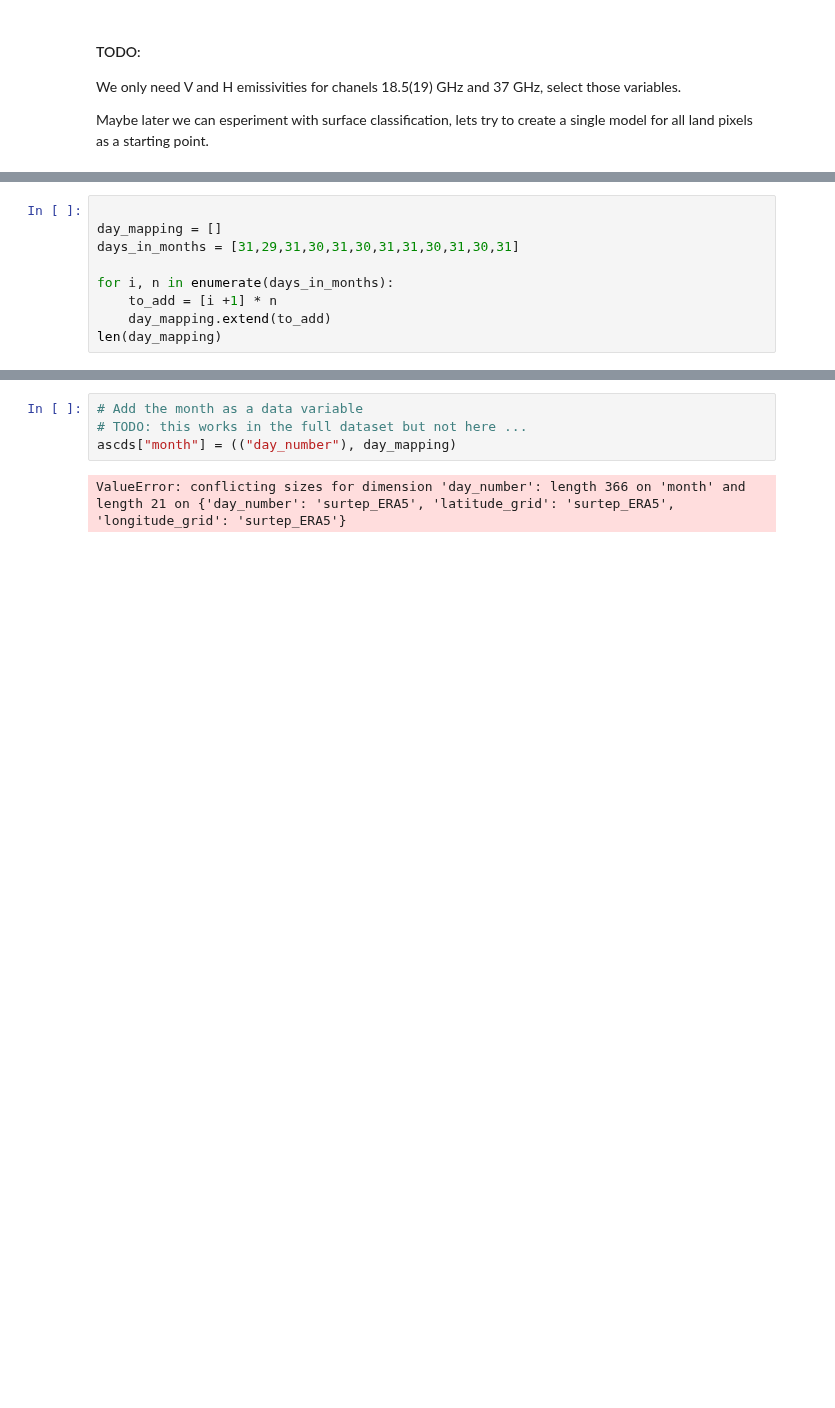
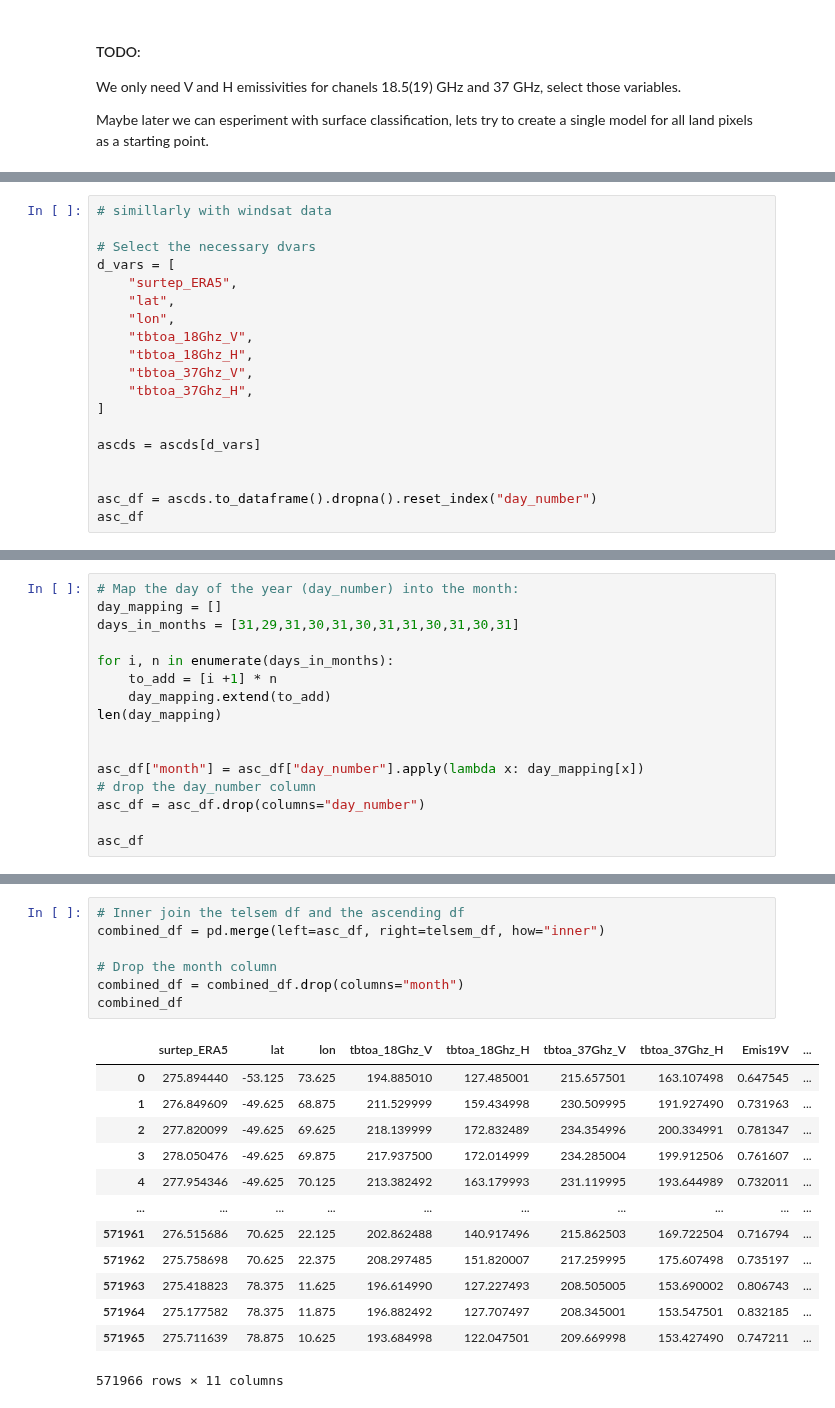
Before and after one commit to AndresTerrer/PMW_LST, a Jupyter notebook: notebooks/protopypes/Emissivity_Training.ipynb, the cells around one changed output, grey strips where cells are left out. Cells and saved outputs as stored; diff of their text form; blank space fills up the shorter version.

```diff
--- a/notebooks/protopypes/Emissivity_Training.ipynb
+++ b/notebooks/protopypes/Emissivity_Training.ipynb
@@ -122,0 +235,19 @@ ascds.sel(day_number = 2).tbtoa_37Ghz_V.plot(ax = ax, cmap = "jet")
+# %%
+# simillarly with windsat data
+
+# Select the necessary dvars
+d_vars = [
+    "surtep_ERA5",
+    "lat",
+    "lon",
+    "tbtoa_18Ghz_V",
+    "tbtoa_18Ghz_H",
+    "tbtoa_37Ghz_V",
+    "tbtoa_37Ghz_H",
+]
+
+ascds = ascds[d_vars]
+
+
+asc_df = ascds.to_dataframe().dropna().reset_index("day_number")
+asc_df
@@ -123,5 +269,5 @@ ascds.sel(day_number = 2).tbtoa_37Ghz_V.plot(ax = ax, cmap = "jet")
 # %%
-
+# Map the day of the year (day_number) into the month:
 day_mapping = []
 days_in_months = [31,29,31,30,31,30,31,31,30,31,30,31]
 
@@ -129,4 +275,11 @@ for i, n in enumerate(days_in_months):
     to_add = [i +1] * n
     day_mapping.extend(to_add)
 len(day_mapping)
+
+
+asc_df["month"] = asc_df["day_number"].apply(lambda x: day_mapping[x])
+# drop the day_number column
+asc_df = asc_df.drop(columns="day_number")
+
+asc_df
 # %% [output]
@@ -134,6 +300,21 @@ len(day_mapping)
-# %%
-# Add the month as a data variable
-# TODO: this works in the full dataset but not here ...
-ascds["month"] = (("day_number"), day_mapping)
-# %% [output]
-ValueError: conflicting sizes for dimension 'day_number': length 366 on 'month' and length 21 on {'day_number': 'surtep_ERA5', 'latitude_grid': 'surtep_ERA5', 'longitude_grid': 'surtep_ERA5'}
+# %%
+# Inner join the telsem df and the ascending df
+combined_df = pd.merge(left=asc_df, right=telsem_df, how="inner")
+
+# Drop the month column
+combined_df = combined_df.drop(columns="month")
+combined_df
+# %% [output]
+|  | surtep_ERA5 | lat | lon | tbtoa_18Ghz_V | tbtoa_18Ghz_H | tbtoa_37Ghz_V | tbtoa_37Ghz_H | Emis19V | ... |
+| 0 | 275.894440 | -53.125 | 73.625 | 194.885010 | 127.485001 | 215.657501 | 163.107498 | 0.647545 | ... |
+| 1 | 276.849609 | -49.625 | 68.875 | 211.529999 | 159.434998 | 230.509995 | 191.927490 | 0.731963 | ... |
+| 2 | 277.820099 | -49.625 | 69.625 | 218.139999 | 172.832489 | 234.354996 | 200.334991 | 0.781347 | ... |
+| 3 | 278.050476 | -49.625 | 69.875 | 217.937500 | 172.014999 | 234.285004 | 199.912506 | 0.761607 | ... |
+| 4 | 277.954346 | -49.625 | 70.125 | 213.382492 | 163.179993 | 231.119995 | 193.644989 | 0.732011 | ... |
+| ... | ... | ... | ... | ... | ... | ... | ... | ... | ... |
+| 571961 | 276.515686 | 70.625 | 22.125 | 202.862488 | 140.917496 | 215.862503 | 169.722504 | 0.716794 | ... |
+| 571962 | 275.758698 | 70.625 | 22.375 | 208.297485 | 151.820007 | 217.259995 | 175.607498 | 0.735197 | ... |
+| 571963 | 275.418823 | 78.375 | 11.625 | 196.614990 | 127.227493 | 208.505005 | 153.690002 | 0.806743 | ... |
+| 571964 | 275.177582 | 78.375 | 11.875 | 196.882492 | 127.707497 | 208.345001 | 153.547501 | 0.832185 | ... |
+| 571965 | 275.711639 | 78.875 | 10.625 | 193.684998 | 122.047501 | 209.669998 | 153.427490 | 0.747211 | ... |
+571966 rows × 11 columns
```
Also changed, not shown: parts of 15 cells of this notebook.
